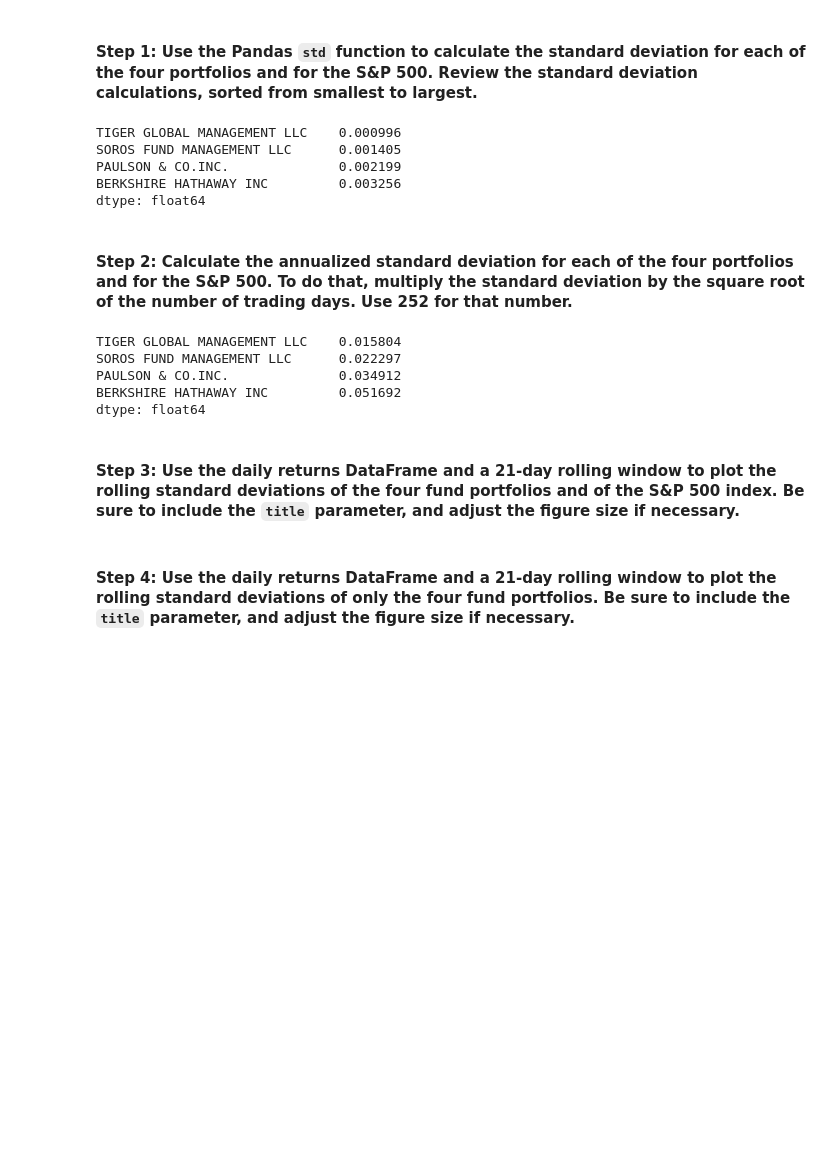
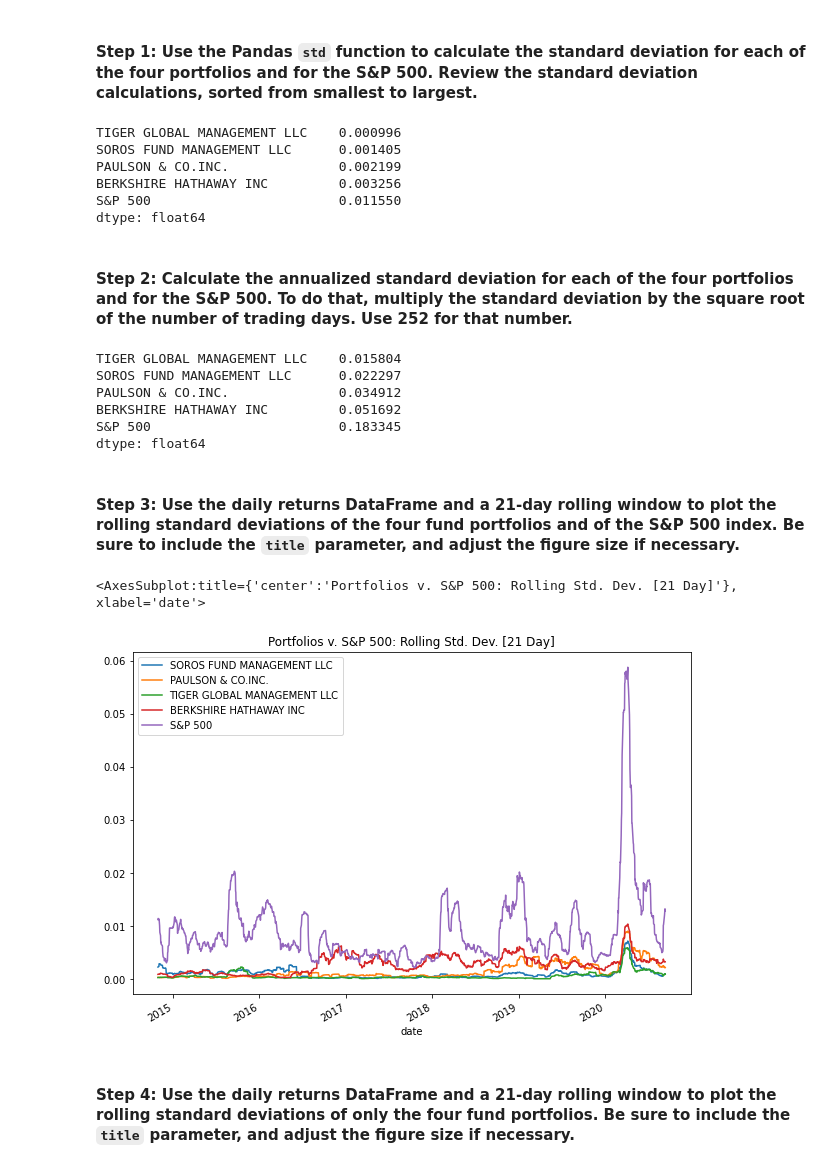
Before and after one commit to ALovettII/4-challenge, a Jupyter notebook: risk_return_analysis.ipynb, the cells around one changed output. Drawn from its saved outputs; the diff is of its cells as text; code cells hidden in the pictures; blank space fills up the shorter version.

Commit message:
Completed: Analyze the Risk
Analyzed the standard deviation for the four portfolios and S&P 500; then calculated/plotted  rolling mean for various time segments to asses volatility over time.

```diff
--- a/risk_return_analysis.ipynb
+++ b/risk_return_analysis.ipynb
@@ -255,7 +255,7 @@ Evaluate the risk profile of each portfolio by using the standard deviation and
 #### Step 1: Use the Pandas `std` function to calculate the standard deviation for each of the four portfolios and for the S&P 500. Review the standard deviation calculations, sorted from smallest to largest.
 # %%
 # Calculate and sort the standard deviation for all 4 portfolios and the S&P 500
-std_sorted = daily_returns_pfls.std().sort_values()
+std_srtd = daily_returns.std().sort_values()
 
 # Review the standard deviations sorted smallest to largest
 std_sorted.head()
@@ -264,15 +264,16 @@ TIGER GLOBAL MANAGEMENT LLC    0.000996
 SOROS FUND MANAGEMENT LLC      0.001405
 PAULSON & CO.INC.              0.002199
 BERKSHIRE HATHAWAY INC         0.003256
+S&P 500                        0.011550
 dtype: float64
 # %% [markdown]
 #### Step 2: Calculate the annualized standard deviation for each of the four portfolios and for the S&P 500. To do that, multiply the standard deviation by the square root of the number of trading days. Use 252 for that number.
 # %%
 # Calculate and sort the annualized standard deviation (252 trading days) of the 4 portfolios and the S&P 500
-annual_std_srtd = std_sorted * np.sqrt(252)
+annual_days = 252
+annual_std_srtd = std_srtd * np.sqrt(annual_days)
 
-# Review the annual standard deviations smallest to largest
-# The code was kept in a sorted format when calculating annual std
+# The code was kept in a sorted format when calculating annual std -
 # Thus, no further sorting required at this time
 annual_std_srtd.head()
 # %% [output]
@@ -280,14 +281,20 @@ TIGER GLOBAL MANAGEMENT LLC    0.015804
 SOROS FUND MANAGEMENT LLC      0.022297
 PAULSON & CO.INC.              0.034912
 BERKSHIRE HATHAWAY INC         0.051692
+S&P 500                        0.183345
 dtype: float64
 # %% [markdown]
 #### Step 3: Use the daily returns DataFrame and a 21-day rolling window to plot the rolling standard deviations of the four fund portfolios and of the S&P 500 index. Be sure to include the `title` parameter, and adjust the figure size if necessary.
 # %%
-# Using the daily returns DataFrame and a 21-day rolling window,
-# plot the rolling standard deviation of the 4 portfolios and the S&P 500
+# Using the daily returns DataFrame and a 21-day rolling window
+std_21 = daily_returns.rolling(window=21).std()
+
+# Plot the rolling standard deviation of the 4 portfolios and the S&P 500
 # Include a title parameter and adjust the figure size
-# YOUR CODE HERE
+std_21.plot(figsize=(10,7), title="Portfolios v. S&P 500: Rolling Std. Dev. [21 Day]")
+# %% [output]
+<AxesSubplot:title={'center':'Portfolios v. S&P 500: Rolling Std. Dev. [21 Day]'}, xlabel='date'>
+[figure, added]
 # %% [markdown]
 #### Step 4: Use the daily returns DataFrame and a 21-day rolling window to plot the rolling standard deviations of only the four fund portfolios. Be sure to include the `title` parameter, and adjust the figure size if necessary.
 # %%
```
Also changed, not shown: parts of 5 cells of this notebook.
